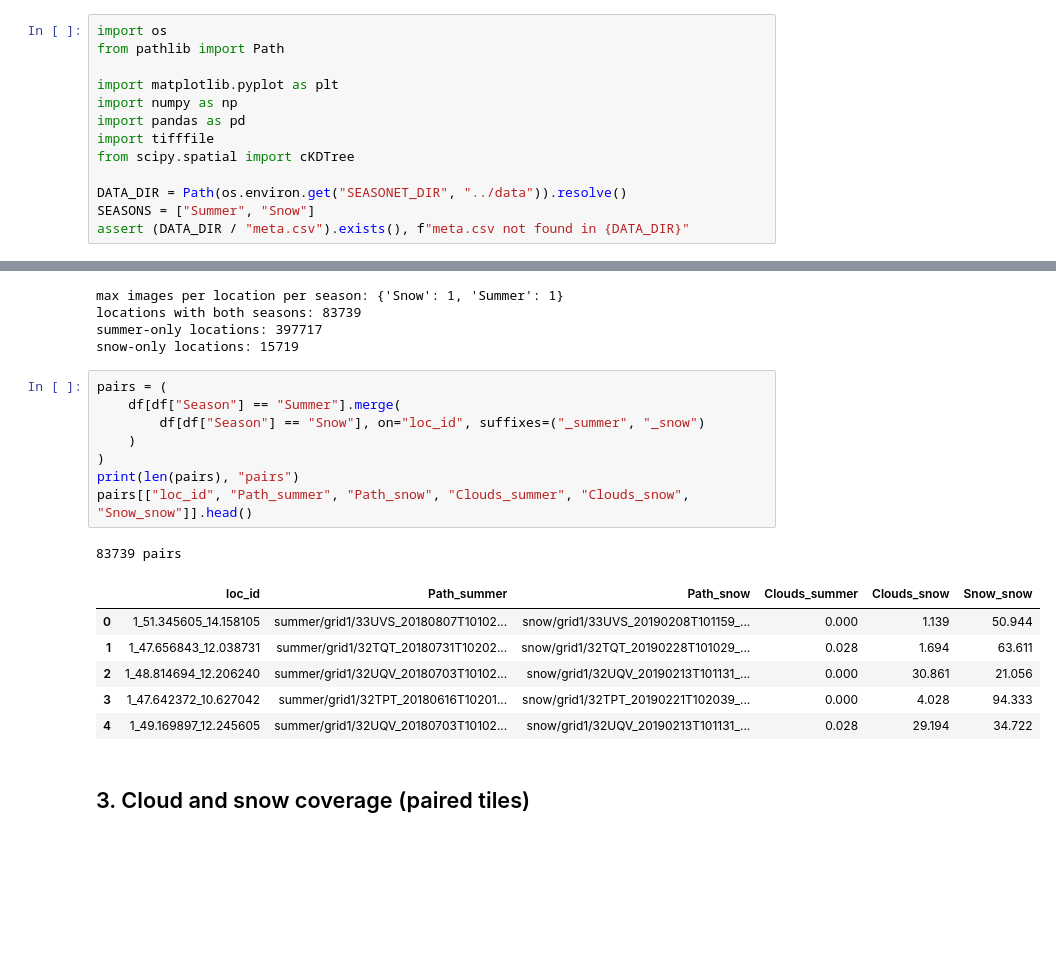
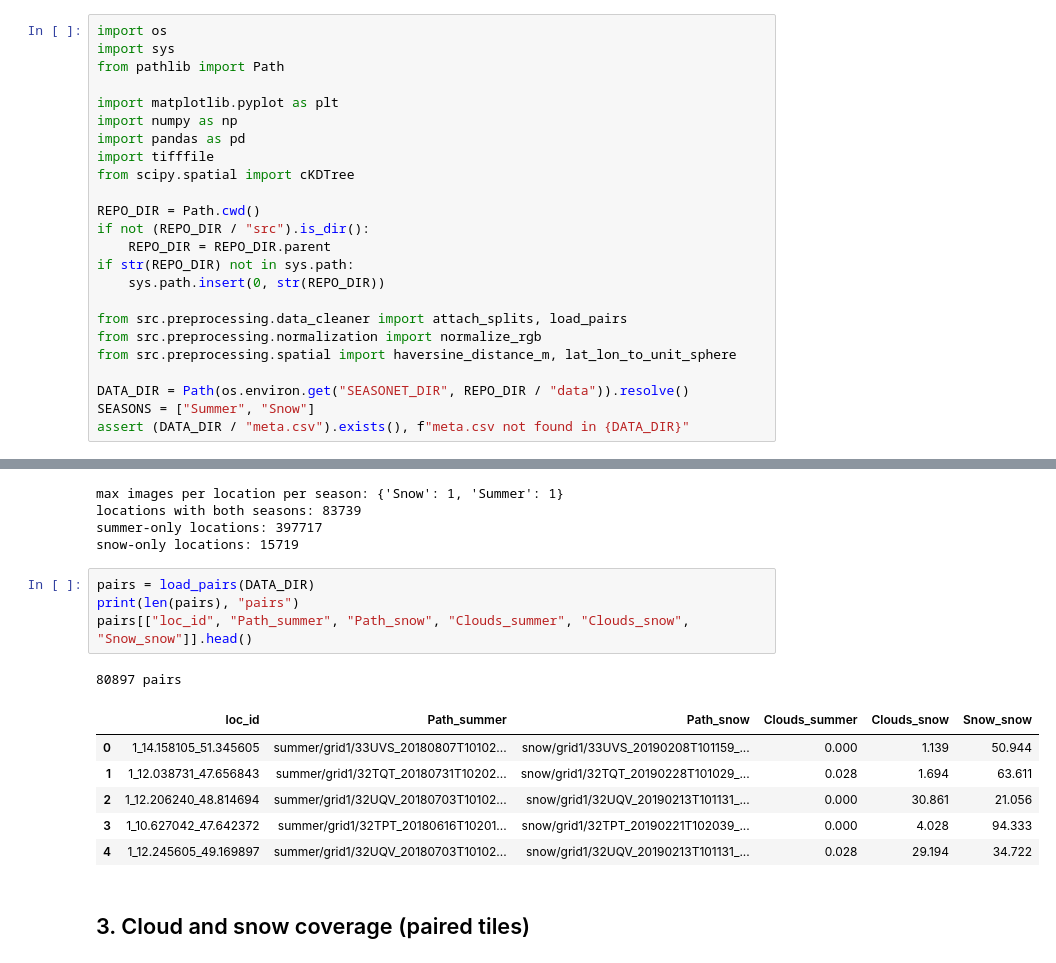
Before and after one commit to wynnson/Season-Agnostic-Geolocation-Embeddings, a Jupyter notebook: notebooks/01_eda.ipynb, the cells around one changed output, grey strips where cells are left out. Cells and saved outputs as stored; diff of their text form; blank space fills up the shorter version.

```diff
--- a/notebooks/01_eda.ipynb
+++ b/notebooks/01_eda.ipynb
@@ -8,6 +8,7 @@ We use only the **Summer** and **Snow** subsets. Each tile is a 1.2 km × 1.2 km
 Data lives outside the repo. See the README for download steps. The notebook reads from `../data` (a symlink), or from the `SEASONET_DIR` environment variable if set.
 # %%
 import os
+import sys
 from pathlib import Path
 
 import matplotlib.pyplot as plt
@@ -16,7 +17,17 @@ import pandas as pd
 import tifffile
 from scipy.spatial import cKDTree
 
-DATA_DIR = Path(os.environ.get("SEASONET_DIR", "../data")).resolve()
+REPO_DIR = Path.cwd()
+if not (REPO_DIR / "src").is_dir():
+    REPO_DIR = REPO_DIR.parent
+if str(REPO_DIR) not in sys.path:
+    sys.path.insert(0, str(REPO_DIR))
+
+from src.preprocessing.data_cleaner import attach_splits, load_pairs
+from src.preprocessing.normalization import normalize_rgb
+from src.preprocessing.spatial import haversine_distance_m, lat_lon_to_unit_sphere
+
+DATA_DIR = Path(os.environ.get("SEASONET_DIR", REPO_DIR / "data")).resolve()
 SEASONS = ["Summer", "Snow"]
 assert (DATA_DIR / "meta.csv").exists(), f"meta.csv not found in {DATA_DIR}"
 # %% [markdown]
@@ -70,21 +81,17 @@ locations with both seasons: 83739
 summer-only locations: 397717
 snow-only locations: 15719
 # %%
-pairs = (
-    df[df["Season"] == "Summer"].merge(
-        df[df["Season"] == "Snow"], on="loc_id", suffixes=("_summer", "_snow")
-    )
-)
+pairs = load_pairs(DATA_DIR)
 print(len(pairs), "pairs")
 pairs[["loc_id", "Path_summer", "Path_snow", "Clouds_summer", "Clouds_snow", "Snow_snow"]].head()
 # %% [output]
-83739 pairs
+80897 pairs
 |  | loc_id | Path_summer | Path_snow | Clouds_summer | Clouds_snow | Snow_snow |
-| 0 | 1_51.345605_14.158105 | summer/grid1/33UVS_20180807T10102... | snow/grid1/33UVS_20190208T101159_... | 0.000 | 1.139 | 50.944 |
-| 1 | 1_47.656843_12.038731 | summer/grid1/32TQT_20180731T10202... | snow/grid1/32TQT_20190228T101029_... | 0.028 | 1.694 | 63.611 |
-| 2 | 1_48.814694_12.206240 | summer/grid1/32UQV_20180703T10102... | snow/grid1/32UQV_20190213T101131_... | 0.000 | 30.861 | 21.056 |
-| 3 | 1_47.642372_10.627042 | summer/grid1/32TPT_20180616T10201... | snow/grid1/32TPT_20190221T102039_... | 0.000 | 4.028 | 94.333 |
-| 4 | 1_49.169897_12.245605 | summer/grid1/32UQV_20180703T10102... | snow/grid1/32UQV_20190213T101131_... | 0.028 | 29.194 | 34.722 |
+| 0 | 1_14.158105_51.345605 | summer/grid1/33UVS_20180807T10102... | snow/grid1/33UVS_20190208T101159_... | 0.000 | 1.139 | 50.944 |
+| 1 | 1_12.038731_47.656843 | summer/grid1/32TQT_20180731T10202... | snow/grid1/32TQT_20190228T101029_... | 0.028 | 1.694 | 63.611 |
+| 2 | 1_12.206240_48.814694 | summer/grid1/32UQV_20180703T10102... | snow/grid1/32UQV_20190213T101131_... | 0.000 | 30.861 | 21.056 |
+| 3 | 1_10.627042_47.642372 | summer/grid1/32TPT_20180616T10201... | snow/grid1/32TPT_20190221T102039_... | 0.000 | 4.028 | 94.333 |
+| 4 | 1_12.245605_49.169897 | summer/grid1/32UQV_20180703T10102... | snow/grid1/32UQV_20190213T101131_... | 0.028 | 29.194 | 34.722 |
 # %% [markdown]
 ## 3. Cloud and snow coverage (paired tiles)
 # %%
```
Also changed, not shown: parts of 10 cells of this notebook, 8 other files.
